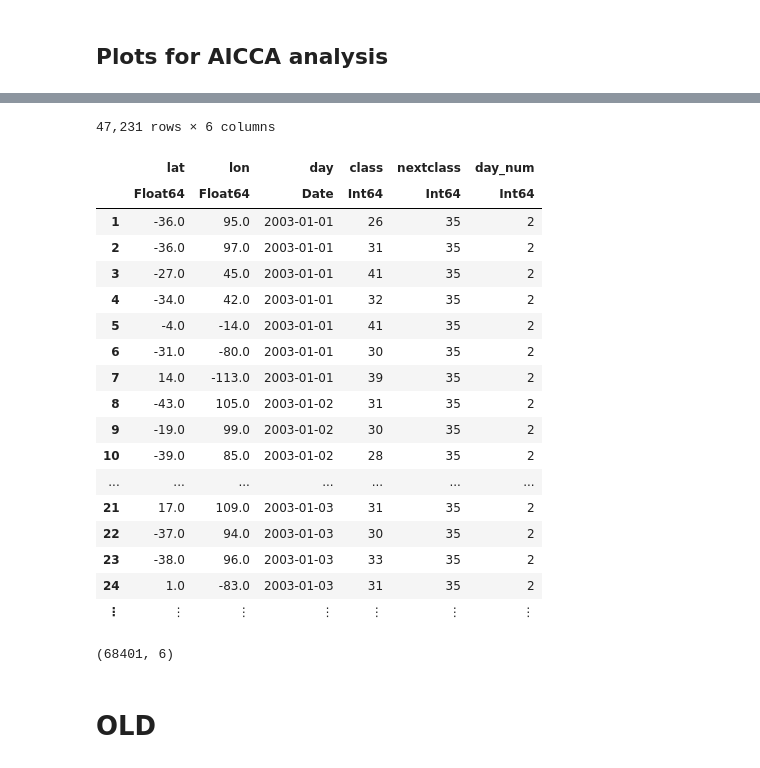
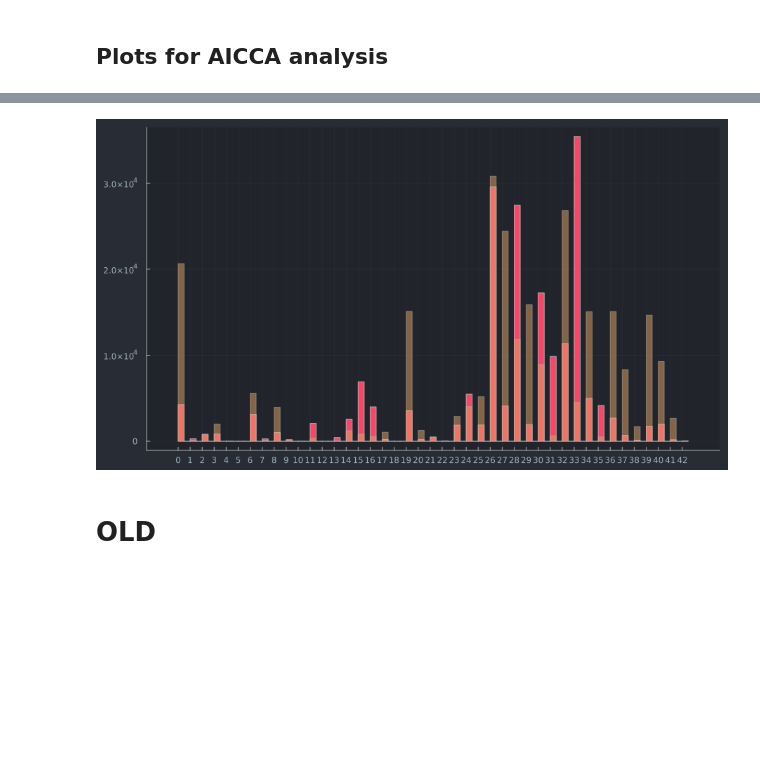
Before and after one commit to jamesafranke/AICCA, a Jupyter notebook: sc_deck_figures.ipynb, the cells around one changed output, grey strips where cells are left out. Drawn from its saved outputs; the diff is of its cells as text; code cells hidden in the pictures; blank space fills up the shorter version.

```diff
--- a/sc_deck_figures.ipynb
+++ b/sc_deck_figures.ipynb
@@ -17,2 +36,4 @@ CSV.write("data/processed/all_subtropic_label_only.csv", df, index = false)
 # %%
-df = CSV.read( "data/processed/all_subtropic_label_only.csv", dateformat="yyyy-mm-dd HH:MM:SS", DataFrame )
+df = CSV.read( "data/processed/all_subtropic_label_w_sst.csv", dateformat="yyyy-mm-ddTHH:MM:SS.s", DataFrame )
+@select! df :Timestamp :lat :lon :Label :w :sst
+first(df)
@@ -19,6 +45,9 @@ df = CSV.read( "data/processed/all_subtropic_label_only.csv", dateformat="yyyy-m
 # %%
 dft = @chain df begin
-    @transform :day=Dates.Date.(:Timestamp)
-    @by [:lat, :lon, day] :class = first(:Label) :nextclass = last(:Label) :day_num=size(:Label)[1]
-    @subset :day_num .> 1
+    @select :Timestamp :lat :lon :Label
+    @transform :day=Date.(:Timestamp)
+    @by [:lat, :lon, :day] :class=first(:Label) :nextclass=last(:Label) :day_num=size(:Label)[1] :hour_diff=Dates.value.(:Timestamp[end]-:Timestamp[1])./3_600_000
+    @subset :day_num.>1 :nextclass.!=43
+    @rsubset :class.!=0 || :nextclass.!=0
 end;
+size(dft)
@@ -47,30 +56,10 @@ temp = @subset dft :class .== 0
-# %%
-@subset dft :nextclass .== 35 :class .!= 35
-# %% [output]
-47,231 rows × 6 columns
-|  | lat | lon | day | class | nextclass | day_num |
-|  | Float64 | Float64 | Date | Int64 | Int64 | Int64 |
-| 1 | -36.0 | 95.0 | 2003-01-01 | 26 | 35 | 2 |
-| 2 | -36.0 | 97.0 | 2003-01-01 | 31 | 35 | 2 |
-| 3 | -27.0 | 45.0 | 2003-01-01 | 41 | 35 | 2 |
-| 4 | -34.0 | 42.0 | 2003-01-01 | 32 | 35 | 2 |
-| 5 | -4.0 | -14.0 | 2003-01-01 | 41 | 35 | 2 |
-| 6 | -31.0 | -80.0 | 2003-01-01 | 30 | 35 | 2 |
-| 7 | 14.0 | -113.0 | 2003-01-01 | 39 | 35 | 2 |
-| 8 | -43.0 | 105.0 | 2003-01-02 | 31 | 35 | 2 |
-| 9 | -19.0 | 99.0 | 2003-01-02 | 30 | 35 | 2 |
-| 10 | -39.0 | 85.0 | 2003-01-02 | 28 | 35 | 2 |
-| ... | ... | ... | ... | ... | ... | ... |
-| 21 | 17.0 | 109.0 | 2003-01-03 | 31 | 35 | 2 |
-| 22 | -37.0 | 94.0 | 2003-01-03 | 30 | 35 | 2 |
-| 23 | -38.0 | 96.0 | 2003-01-03 | 33 | 35 | 2 |
-| 24 | 1.0 | -83.0 | 2003-01-03 | 31 | 35 | 2 |
-| ⋮ | ⋮ | ⋮ | ⋮ | ⋮ | ⋮ | ⋮ |
-# %%
-temp = @subset dft :class .== 35 :nextclass .== 30 :day_num .== 2
-size(temp)
-# %% [output]
-(68401, 6)
+# %%
+temp = @subset dft :class .== 33
+histogram( temp.nextclass, xticks = 0:1:42, leg = false, size = (900,500) )
+temp = @subset dft :class .== 32
+histogram!( temp.nextclass, xticks = 0:1:42, leg = false, size = (900,500), alpha = 0.5 )
+# %% [output]
+[figure, added]
 # %% [markdown]
 # OLD
 # %%
```
Also changed, not shown: parts of 5 cells of this notebook, 1 other file.
